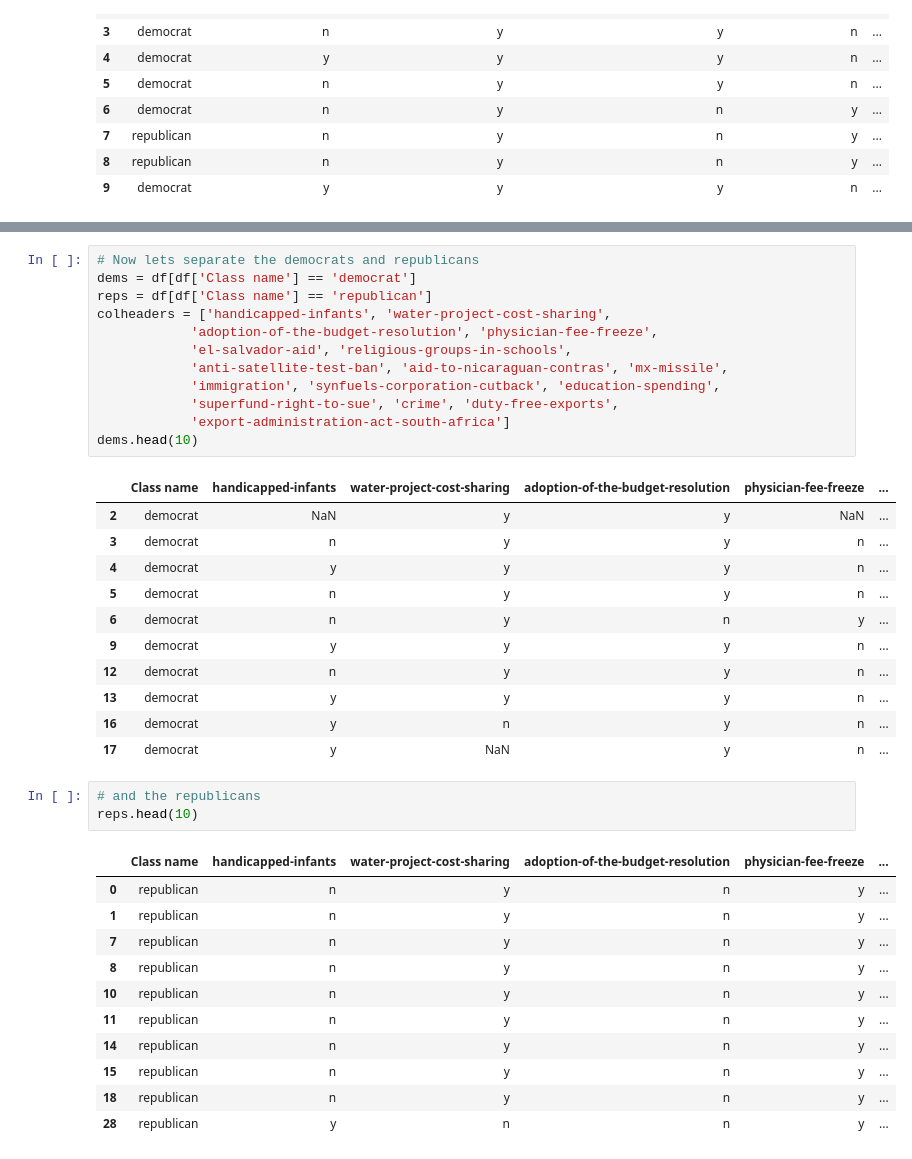
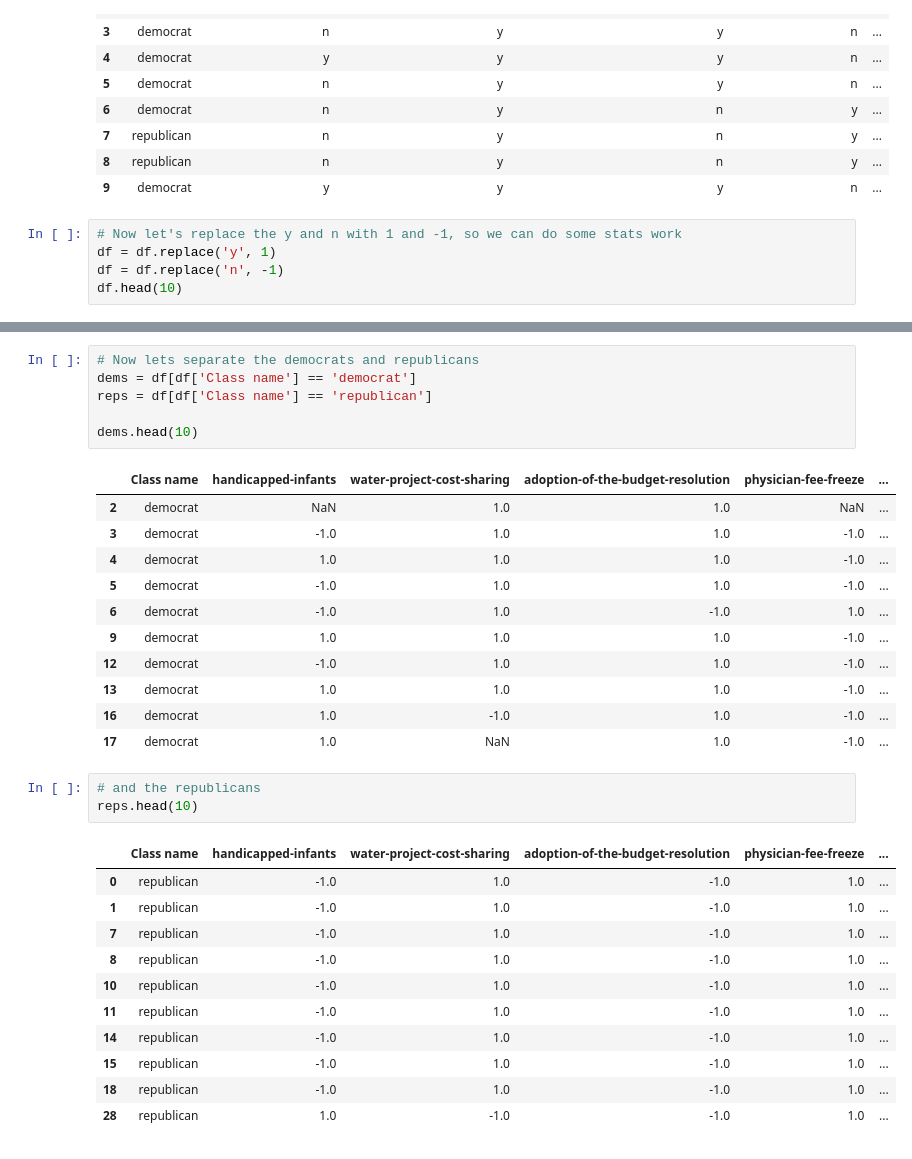
Before and after one commit to bloominstituteoftechnology/DS-Unit-1-Sprint-3-Statistical-Tests-and-Experiments, a Jupyter notebook: module1-statistics-probability-and-inference/LS_DS_131_Statistics_Probability_Assignment.ipynb, the cells around one changed output, grey strips where cells are left out. Drawn from its saved outputs; the diff is of its cells as text.

```diff
--- a/module1-statistics-probability-and-inference/LS_DS_131_Statistics_Probability_Assignment.ipynb
+++ b/module1-statistics-probability-and-inference/LS_DS_131_Statistics_Probability_Assignment.ipynb
@@ -166,3 +174,8 @@ df.head(10)
 | 7 | republican | n | y | n | y | ... |
 | 8 | republican | n | y | n | y | ... |
 | 9 | democrat | y | y | y | n | ... |
+# %%
+# Now let's replace the y and n with 1 and -1, so we can do some stats work
+df = df.replace('y', 1)
+df = df.replace('n', -1)
+df.head(10)
@@ -169,40 +194,34 @@ df.head(10)
 # %%
 # Now lets separate the democrats and republicans
 dems = df[df['Class name'] == 'democrat']
 reps = df[df['Class name'] == 'republican']
-colheaders = ['handicapped-infants', 'water-project-cost-sharing',
-            'adoption-of-the-budget-resolution', 'physician-fee-freeze',
-            'el-salvador-aid', 'religious-groups-in-schools',
-            'anti-satellite-test-ban', 'aid-to-nicaraguan-contras', 'mx-missile',
-            'immigration', 'synfuels-corporation-cutback', 'education-spending',
-            'superfund-right-to-sue', 'crime', 'duty-free-exports',
-            'export-administration-act-south-africa']
+
 dems.head(10)
 # %% [output]
 |  | Class name | handicapped-infants | water-project-cost-sharing | adoption-of-the-budget-resolution | physician-fee-freeze | ... |
-| 2 | democrat | NaN | y | y | NaN | ... |
-| 3 | democrat | n | y | y | n | ... |
-| 4 | democrat | y | y | y | n | ... |
-| 5 | democrat | n | y | y | n | ... |
-| 6 | democrat | n | y | n | y | ... |
-| 9 | democrat | y | y | y | n | ... |
-| 12 | democrat | n | y | y | n | ... |
-| 13 | democrat | y | y | y | n | ... |
-| 16 | democrat | y | n | y | n | ... |
-| 17 | democrat | y | NaN | y | n | ... |
+| 2 | democrat | NaN | 1.0 | 1.0 | NaN | ... |
+| 3 | democrat | -1.0 | 1.0 | 1.0 | -1.0 | ... |
+| 4 | democrat | 1.0 | 1.0 | 1.0 | -1.0 | ... |
+| 5 | democrat | -1.0 | 1.0 | 1.0 | -1.0 | ... |
+| 6 | democrat | -1.0 | 1.0 | -1.0 | 1.0 | ... |
+| 9 | democrat | 1.0 | 1.0 | 1.0 | -1.0 | ... |
+| 12 | democrat | -1.0 | 1.0 | 1.0 | -1.0 | ... |
+| 13 | democrat | 1.0 | 1.0 | 1.0 | -1.0 | ... |
+| 16 | democrat | 1.0 | -1.0 | 1.0 | -1.0 | ... |
+| 17 | democrat | 1.0 | NaN | 1.0 | -1.0 | ... |
 # %%
 # and the republicans
 reps.head(10)
 # %% [output]
 |  | Class name | handicapped-infants | water-project-cost-sharing | adoption-of-the-budget-resolution | physician-fee-freeze | ... |
-| 0 | republican | n | y | n | y | ... |
-| 1 | republican | n | y | n | y | ... |
-| 7 | republican | n | y | n | y | ... |
-| 8 | republican | n | y | n | y | ... |
-| 10 | republican | n | y | n | y | ... |
-| 11 | republican | n | y | n | y | ... |
-| 14 | republican | n | y | n | y | ... |
-| 15 | republican | n | y | n | y | ... |
-| 18 | republican | n | y | n | y | ... |
-| 28 | republican | y | n | n | y | ... |
+| 0 | republican | -1.0 | 1.0 | -1.0 | 1.0 | ... |
+| 1 | republican | -1.0 | 1.0 | -1.0 | 1.0 | ... |
+| 7 | republican | -1.0 | 1.0 | -1.0 | 1.0 | ... |
+| 8 | republican | -1.0 | 1.0 | -1.0 | 1.0 | ... |
+| 10 | republican | -1.0 | 1.0 | -1.0 | 1.0 | ... |
+| 11 | republican | -1.0 | 1.0 | -1.0 | 1.0 | ... |
+| 14 | republican | -1.0 | 1.0 | -1.0 | 1.0 | ... |
+| 15 | republican | -1.0 | 1.0 | -1.0 | 1.0 | ... |
+| 18 | republican | -1.0 | 1.0 | -1.0 | 1.0 | ... |
+| 28 | republican | 1.0 | -1.0 | -1.0 | 1.0 | ... |
 # %%
```
Also changed, not shown: parts of 20 cells of this notebook.
